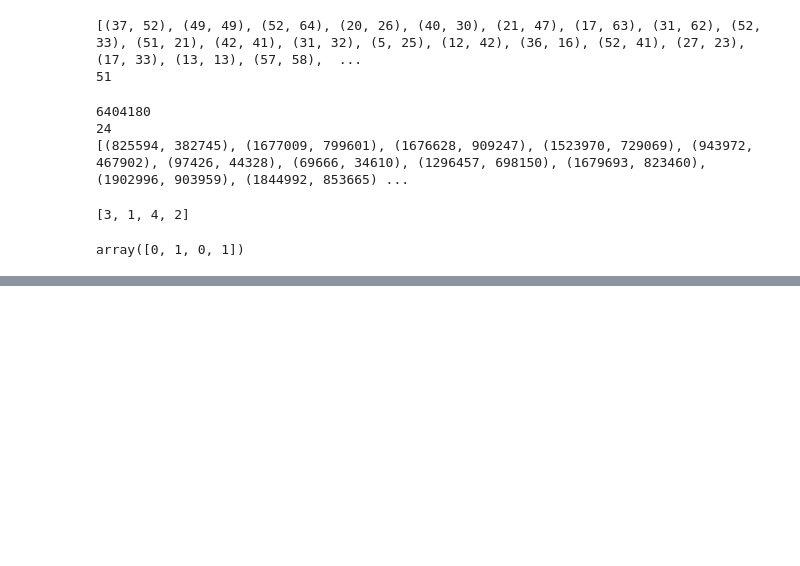
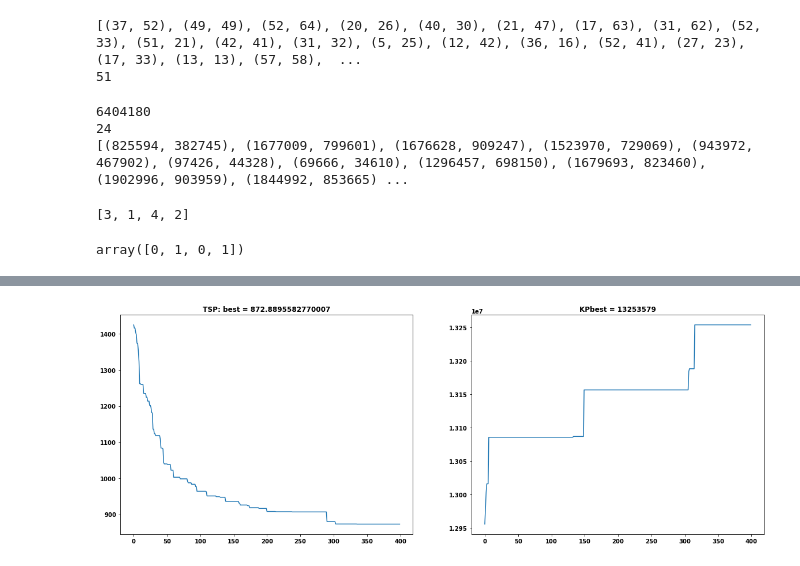
Before and after one commit to wind123mountain/EvolutionComputation, a Jupyter notebook: MFEA/MFEA_TSP_KP.ipynb, the cells around one changed output, grey strips where cells are left out. Cells and saved outputs as stored; diff of their text form; code cells hidden in the pictures; blank space fills up the shorter version.

```diff
--- a/MFEA/MFEA_TSP_KP.ipynb
+++ b/MFEA/MFEA_TSP_KP.ipynb
@@ -124,0 +127,6 @@ def Factorial_Cost(indiv, t):
+# %%
+def GeneratorIndiv(dims=D):
+
+    indiv = np.random.random_sample((dims, ))
+
+    return indiv, Factorial_Cost(indiv, t=2)
@@ -124,0 +288,11 @@ def Factorial_Cost(indiv, t):
+# %%
+import random
+
+def selection(pre_pop, offs_pop):
+    pop = pre_pop + offs_pop
+    pop = update_fitness(pop)
+    pop.sort(key=lambda indiv: indiv[2], reverse = True)
+    next_pop = pop[:len(pre_pop)]
+    #random.shuffle(next_pop)
+
+    return next_pop
@@ -124,0 +353,29 @@ def Factorial_Cost(indiv, t):
+# %%
+def show(his):
+    input = np.array(his, dtype=object)
+    x = input[:, 0]
+    res = np.array(input[:, 1])
+    res_tsp = []
+    res_kp = []
+    for indivs in res:
+        res_tsp.append(-Factorial_Cost(indivs[0], 0))
+        res_kp.append(Factorial_Cost(indivs[1], 1))
+    res_tsp = np.array(res_tsp)
+    res_kp = np.array(res_kp)
+
+    plt.figure(figsize=(20, 7))
+
+    plt.subplot(1, 2, 1)
+    plt.plot(x, res_tsp)
+    plt.title('TSP: best = '+ str(res_tsp[-1]))
+
+    plt.subplot(1, 2, 2)
+    plt.plot(x, res_kp)
+    plt.title('KPbest = '+ str(res_kp[-1]))
+
+    plt.show()
+# %%
+history = GA(150, 400, 0.4)
+show(history)
+# %% [output]
+[figure, added]
```
Also changed, not shown: parts of 12 cells of this notebook, 3 other files.
